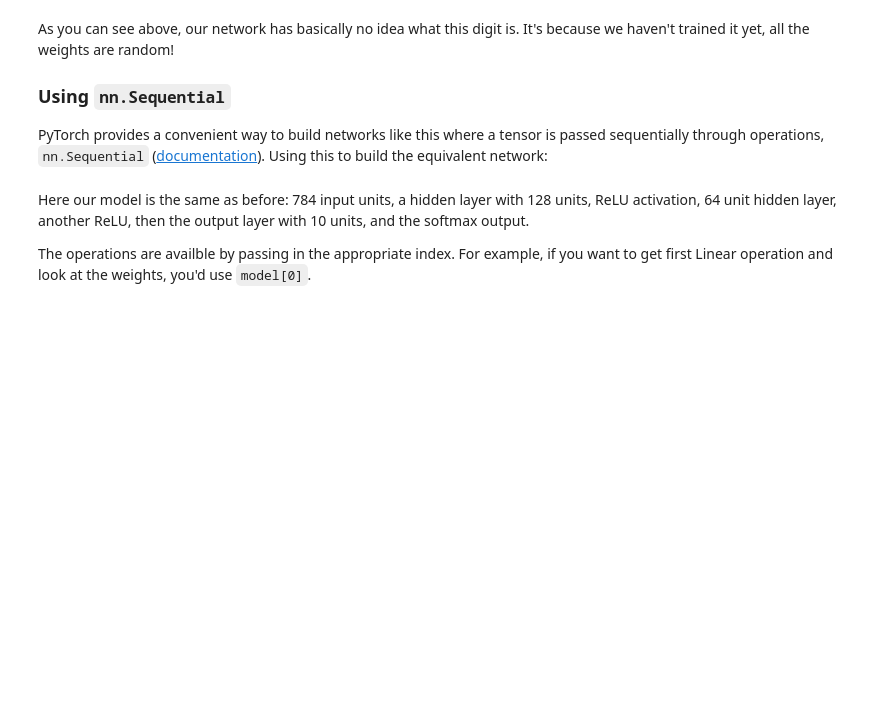
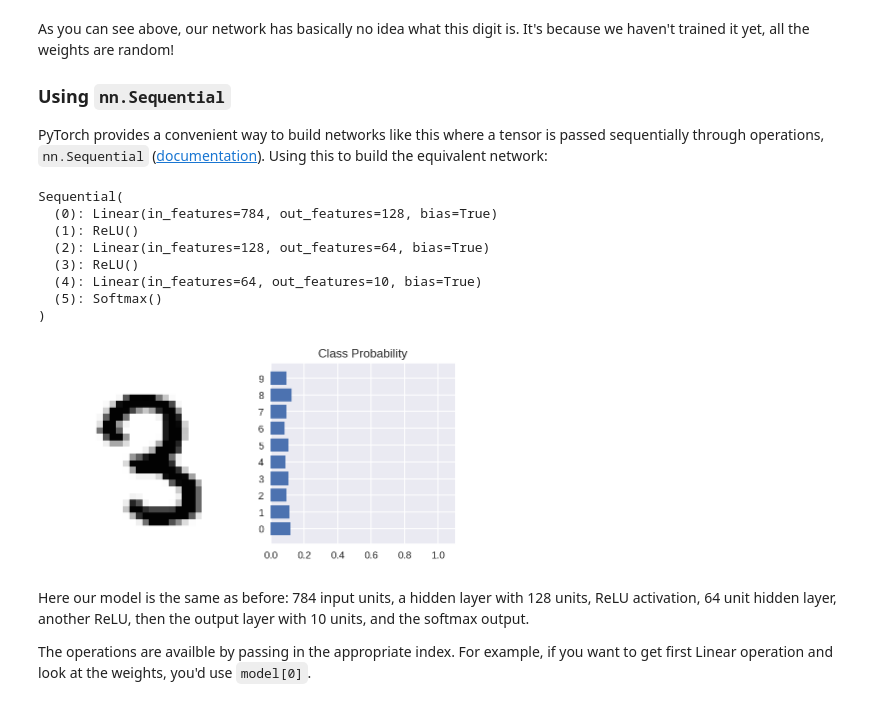
Before and after one commit to SingarajuP/deep-learning-v2-pytorch, a Jupyter notebook: intro-to-pytorch/Part 2 - Neural Networks in PyTorch (Exercises).ipynb, the cells around one changed output. Cells and saved outputs as stored; diff of their text form; code cells hidden in the pictures; blank space fills up the shorter version.

```diff
--- a/intro-to-pytorch/Part 2 - Neural Networks in PyTorch (Exercises).ipynb
+++ b/intro-to-pytorch/Part 2 - Neural Networks in PyTorch (Exercises).ipynb
@@ -316,23 +472,33 @@ PyTorch provides a convenient way to build networks like this where a tensor is
 # %%
 # Hyperparameters for our network
 input_size = 784
 hidden_sizes = [128, 64]
 output_size = 10
 
 # Build a feed-forward network
 model = nn.Sequential(nn.Linear(input_size, hidden_sizes[0]),
                       nn.ReLU(),
                       nn.Linear(hidden_sizes[0], hidden_sizes[1]),
                       nn.ReLU(),
                       nn.Linear(hidden_sizes[1], output_size),
                       nn.Softmax(dim=1))
 print(model)
 
 # Forward pass through the network and display output
 images, labels = next(iter(trainloader))
 images.resize_(images.shape[0], 1, 784)
 ps = model.forward(images[0,:])
-helper.view_classify(images[0].view(1, 28, 28), ps)
+view_classify(images[0].view(1, 28, 28), ps)
+# %% [output]
+Sequential(
+  (0): Linear(in_features=784, out_features=128, bias=True)
+  (1): ReLU()
+  (2): Linear(in_features=128, out_features=64, bias=True)
+  (3): ReLU()
+  (4): Linear(in_features=64, out_features=10, bias=True)
+  (5): Softmax()
+)
+[figure, added]
 # %% [markdown]
 Here our model is the same as before: 784 input units, a hidden layer with 128 units, ReLU activation, 64 unit hidden layer, another ReLU, then the output layer with 10 units, and the softmax output.
 
```
Also changed, not shown: parts of 11 cells of this notebook.
